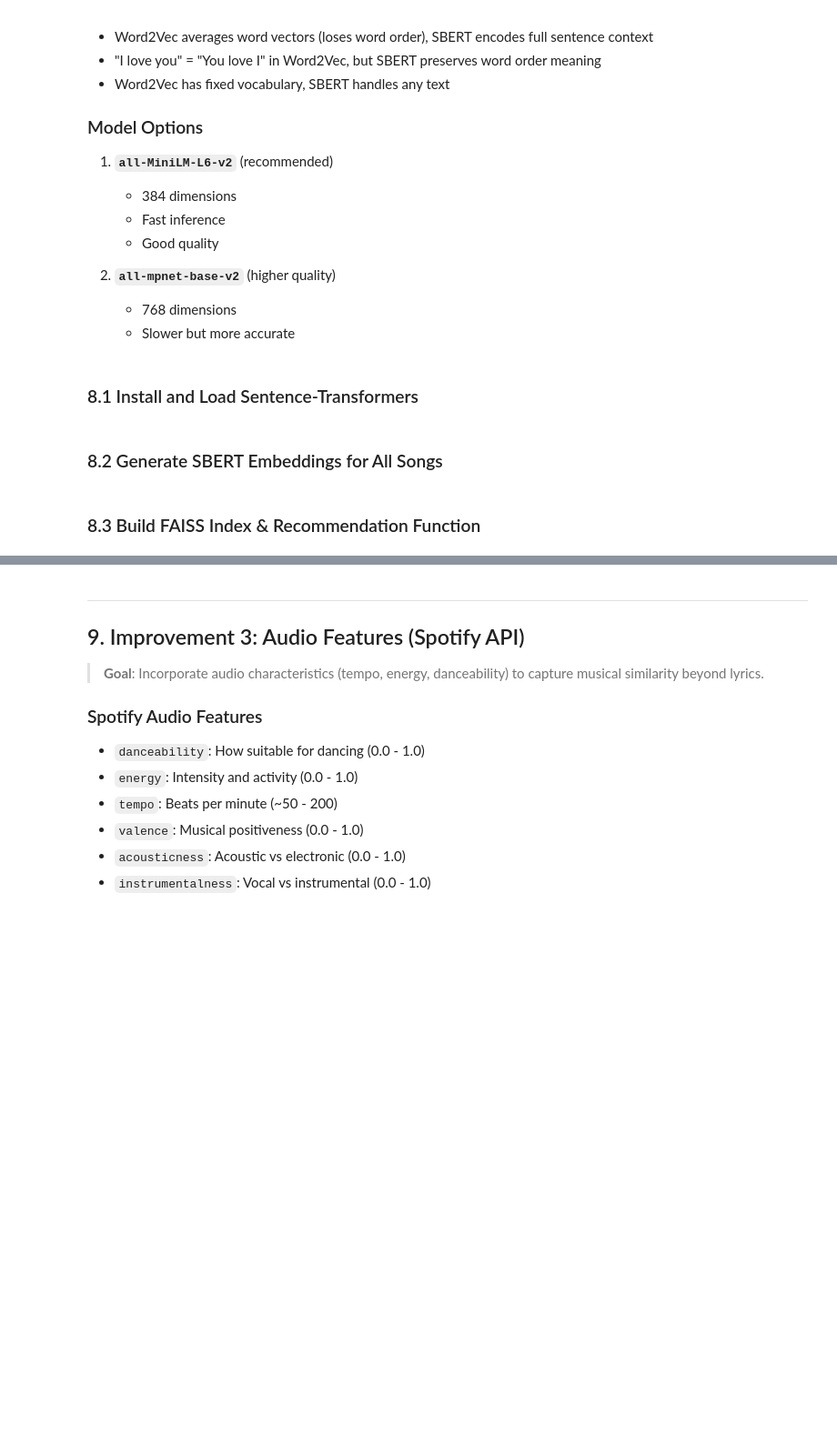
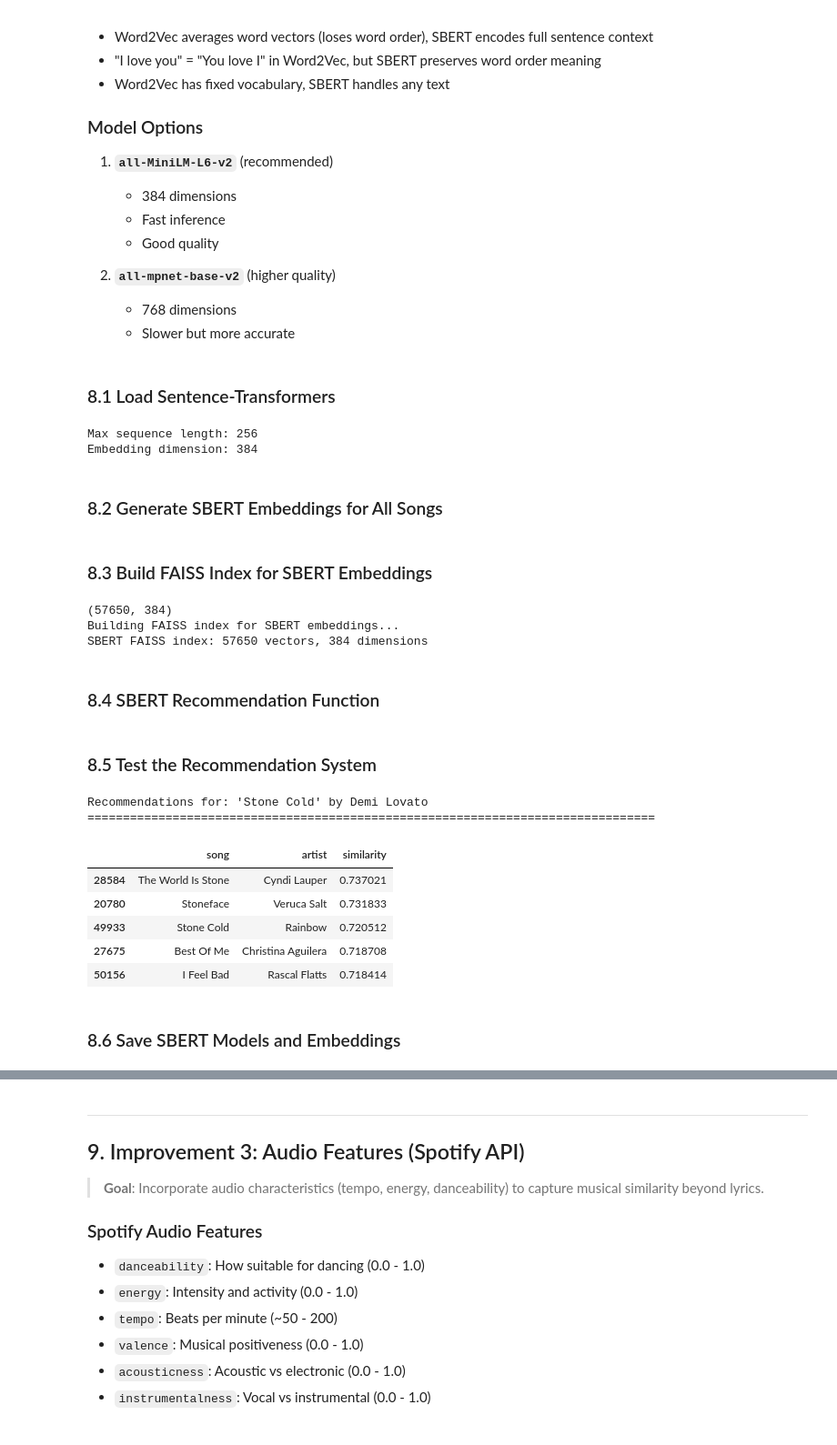
Before and after one commit to namviet157/music-recommendation-system, a Jupyter notebook: notebooks/02_modeling_and_recommendation.ipynb, the cells around one changed output, grey strips where cells are left out. Shown at 91% size. Saved outputs shown, nothing was run; the diff lists cells and outputs as text; code cells hidden in the pictures; blank space fills up the shorter version.

```diff
--- a/notebooks/02_modeling_and_recommendation.ipynb
+++ b/notebooks/02_modeling_and_recommendation.ipynb
@@ -639,12 +606,15 @@ All semantic models saved successfully!
    - 768 dimensions
    - Slower but more accurate
 # %% [markdown]
-### 8.1 Install and Load Sentence-Transformers
+### 8.1 Load Sentence-Transformers
 # %%
-# TODO: Install sentence-transformers
-# !pip install sentence-transformers -q
-# from sentence_transformers import SentenceTransformer
-# sbert_model = SentenceTransformer('all-MiniLM-L6-v2')
+sbert_model = SentenceTransformer(r'all-MiniLM-L6-v2')
+
+print(f"Max sequence length: {sbert_model.max_seq_length}")
+print(f"Embedding dimension: {sbert_model.get_sentence_embedding_dimension()}")
+# %% [output]
+Max sequence length: 256
+Embedding dimension: 384
 # %% [markdown]
 ### 8.2 Generate SBERT Embeddings for All Songs
 # %%
@@ -653,5 +634,53 @@ All semantic models saved successfully!
 # %% [markdown]
-### 8.3 Build FAISS Index & Recommendation Function
+### 8.3 Build FAISS Index for SBERT Embeddings
 # %%
-# TODO: Build FAISS index for SBERT embeddings
-# TODO: Implement recommend_songs_sbert()
+X_sbert_norm = normalize(X_sbert, norm='l2')
+
+print("Building FAISS index for SBERT embeddings...")
+index_sbert = faiss.IndexFlatIP(X_sbert_norm.shape[1])
+index_sbert.add(X_sbert_norm)
+print(f"SBERT FAISS index: {index_sbert.ntotal} vectors, {X_sbert_norm.shape[1]} dimensions")
+# %% [output]
+(57650, 384)
+Building FAISS index for SBERT embeddings...
+SBERT FAISS index: 57650 vectors, 384 dimensions
+# %% [markdown]
+### 8.4 SBERT Recommendation Function
+# %%
+def recommend_songs_sbert(song_name, df=df, top_k=5):
+    idx = df[df['song'].str.lower() == song_name.lower()].index
+    if len(idx) == 0:
+        return "Song not found in the dataset"
+    idx = idx[0]
+
+    query = X_sbert_norm[idx].reshape(1, -1)
+
+    scores, indices = index_sbert.search(query, top_k + 1)
+
+    result = df[['song', 'artist']].iloc[indices[0][1:]].copy()
+    result['similarity'] = scores[0][1:]
+
+    return result
+# %% [markdown]
+### 8.5 Test the Recommendation System
+# %%
+# Pick a random song for testing
+idx = random.randint(0, len(df) - 1)
+test_song = df['song'].iloc[idx]
+test_artist = df['artist'].iloc[idx]
+
+print(f"Recommendations for: '{test_song}' by {test_artist}")
+print("=" * 80)
+
+display(recommend_songs_sbert(test_song))
+# %% [output]
+Recommendations for: 'Stone Cold' by Demi Lovato
+================================================================================
+|  | song | artist | similarity |
+| 28584 | The World Is Stone | Cyndi Lauper | 0.737021 |
+| 20780 | Stoneface | Veruca Salt | 0.731833 |
+| 49933 | Stone Cold | Rainbow | 0.720512 |
+| 27675 | Best Of Me | Christina Aguilera | 0.718708 |
+| 50156 | I Feel Bad | Rascal Flatts | 0.718414 |
+# %% [markdown]
+### 8.6 Save SBERT Models and Embeddings
```
Also changed, not shown: parts of 15 cells of this notebook, 6 other files.
